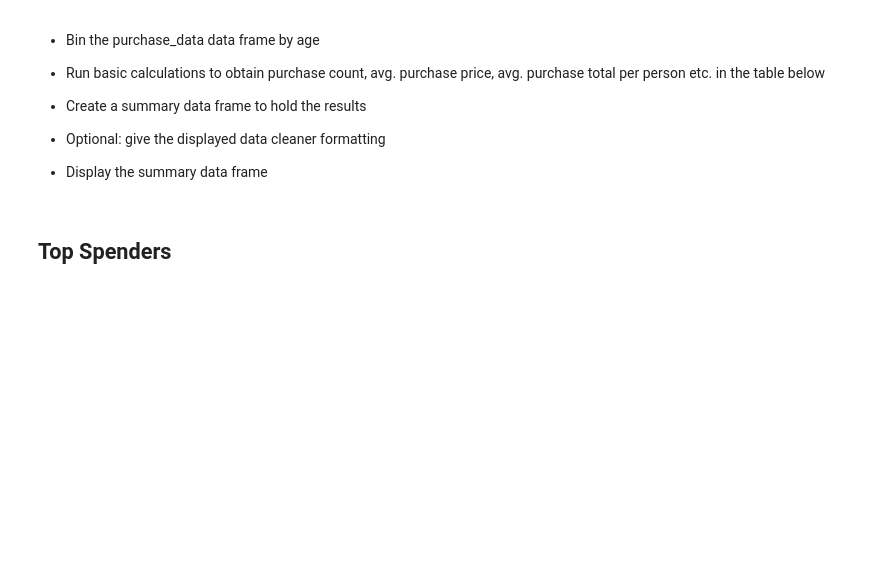
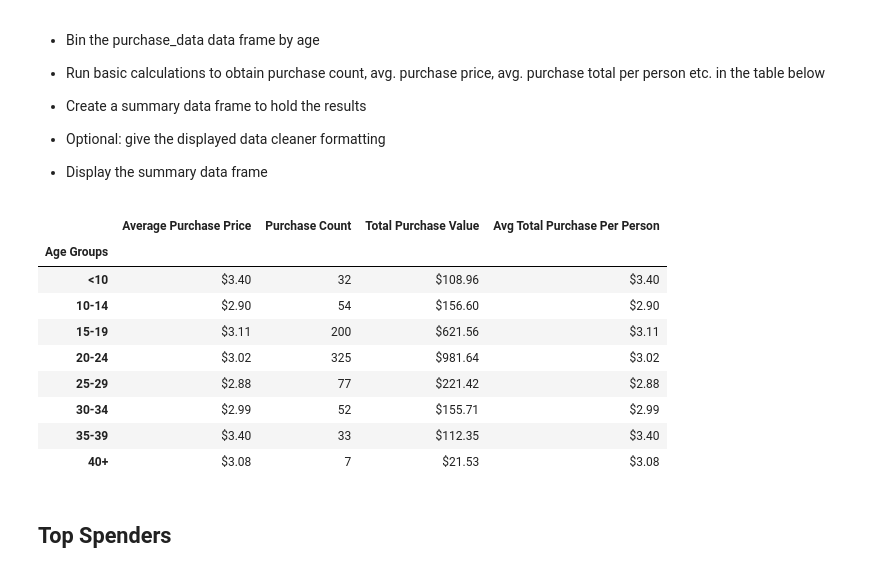
Before and after one commit to mckc661/Heroes_Of_Pymoli_Sales_Analysis, a Jupyter notebook: HeroesOfPymoli.ipynb, the cells around one changed output. Saved outputs shown, nothing was run; the diff lists cells and outputs as text; code cells hidden in the pictures; blank space fills up the shorter version.

```diff
--- a/HeroesOfPymoli.ipynb
+++ b/HeroesOfPymoli.ipynb
@@ -23,8 +31,11 @@ heroes_df = pd.read_csv(purchase_data)
 * Display the total number of players
 # %%
 number_of_players=heroes_df["Purchase ID"].count()
-heroes_df["Number of Players"]=number_of_players
-heroes_df
-player_count_df= heroes_df.iloc [1,7]
-player_count_df
+
+players_df=pd.DataFrame([{"Number of Players":number_of_players}])
+players_df
+
+heroes_df["SN"].nunique()
+# player_count_df= players_df.iloc (0,0)
+# player_count_df
 # %% [output]
@@ -115,6 +200,43 @@ heroes_df
 
 
 * Display the summary data frame
+# %%
+bins = [0,10,15,20,25,30,35,40,46]
+group_names = ["<10","10-14","15-19","20-24","25-29","30-34","35-39","40+"]
+#create table to show unique users and their age
+heroes_df1=heroes_df
+heroes_df1["Age Groups"]=pd.cut(heroes_df["Age"],bins, labels=group_names)
+total_age_bin=heroes_df1["Age Groups"].value_counts()
+age_group1=heroes_df1[["Purchase ID", "SN", "Price","Age","Age Groups"]]
+#average purchase price
+price1= age_group1.groupby("Age Groups").mean()
+#total purchase value
+price2= age_group1.groupby("Age Groups").sum()
+#average total purchase per person
+avg_purch_per_user=price2["Price"]/total_age_bin
+
+price1_v=price1["Price"]
+age_purch_analysis=pd.DataFrame(price1_v)
+age_purch_analysis=age_purch_analysis.rename(columns={"Price":"Average Purchase Price"})
+age_purch_analysis["Purchase Count"]=total_age_bin
+age_purch_analysis["Total Purchase Value"]=price2["Price"]
+age_purch_analysis["Avg Total Purchase Per Person"]=avg_purch_per_user
+age_purch_analysis["Average Purchase Price"]=age_purch_analysis["Average Purchase Price"].map("${:.2f}".format)
+age_purch_analysis["Total Purchase Value"]=age_purch_analysis["Total Purchase Value"].map("${:.2f}".format)
+age_purch_analysis["Avg Total Purchase Per Person"]=age_purch_analysis["Avg Total Purchase Per Person"].map("${:.2f}".format)
+
+age_purch_analysis
+# %% [output]
+|  | Average Purchase Price | Purchase Count | Total Purchase Value | Avg Total Purchase Per Person |
+| Age Groups |  |  |  |  |
+| <10 | $3.40 | 32 | $108.96 | $3.40 |
+| 10-14 | $2.90 | 54 | $156.60 | $2.90 |
+| 15-19 | $3.11 | 200 | $621.56 | $3.11 |
+| 20-24 | $3.02 | 325 | $981.64 | $3.02 |
+| 25-29 | $2.88 | 77 | $221.42 | $2.88 |
+| 30-34 | $2.99 | 52 | $155.71 | $2.99 |
+| 35-39 | $3.40 | 33 | $112.35 | $3.40 |
+| 40+ | $3.08 | 7 | $21.53 | $3.08 |
 # %% [markdown]
 ## Top Spenders
 # %% [markdown]
```
Also changed, not shown: parts of 10 cells of this notebook.
